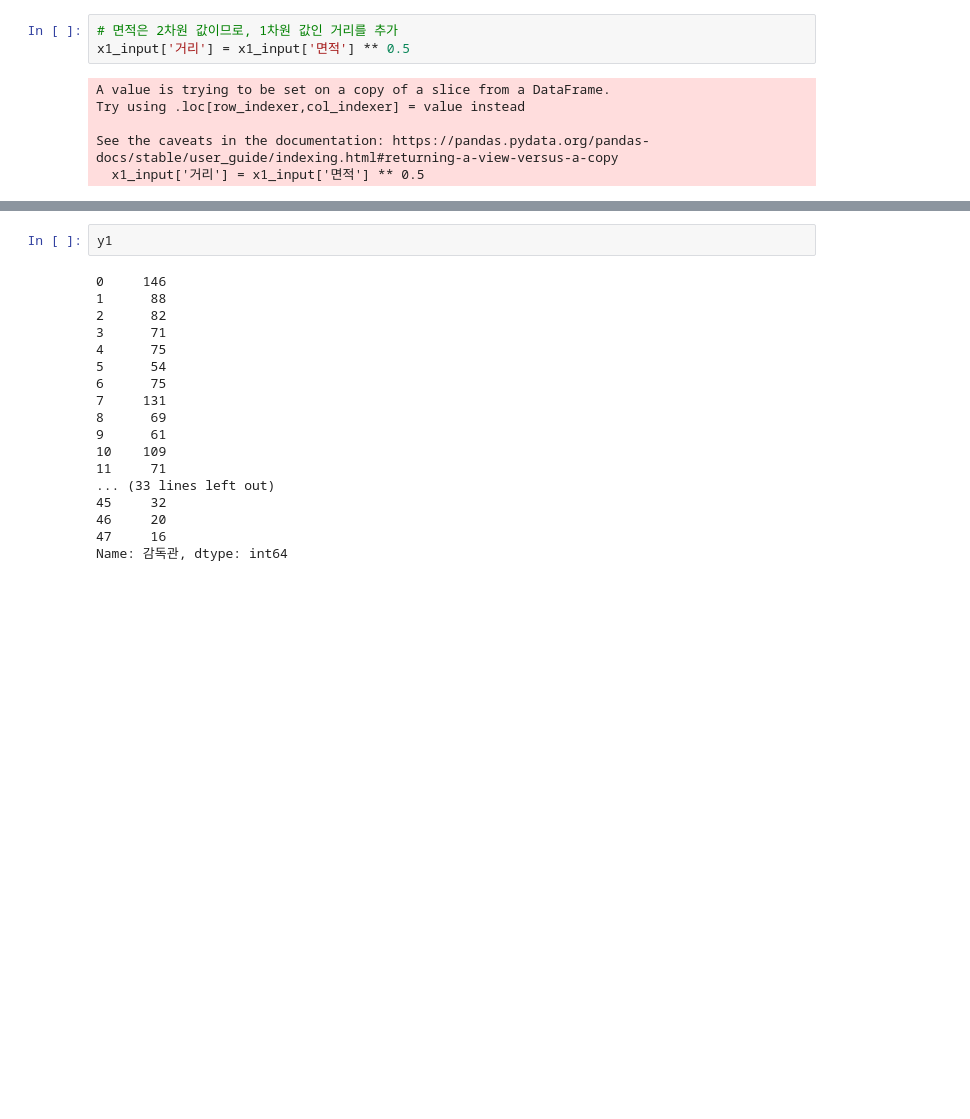
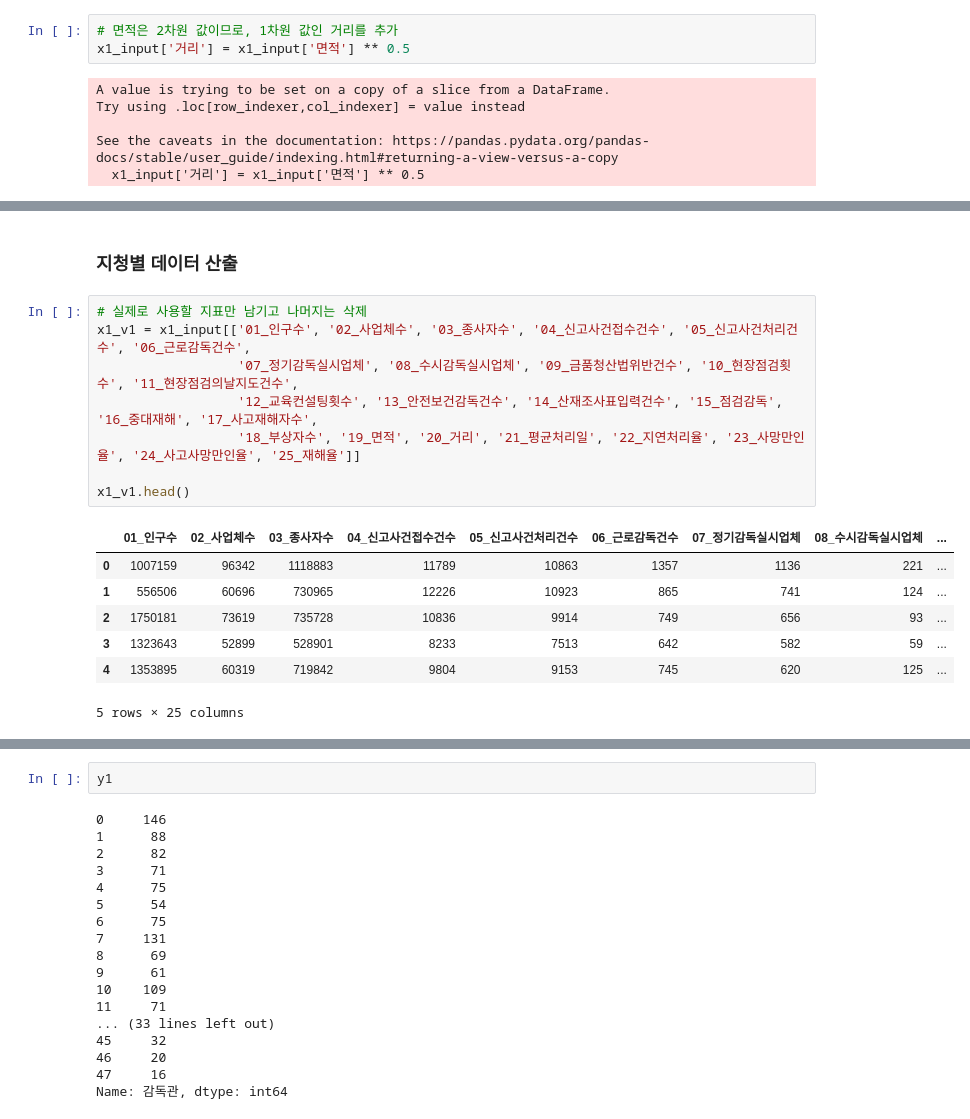
Before and after one commit to barkle2/IA, a Jupyter notebook: 정원/project_1/branch_analysis_v2.ipynb, the cells around one changed output, grey strips where cells are left out. Drawn from its saved outputs; the diff is of its cells as text; blank space fills up the shorter version.

```diff
--- a/정원/project_1/branch_analysis_v2.ipynb
+++ b/정원/project_1/branch_analysis_v2.ipynb
@@ -109,0 +150,18 @@ See the caveats in the documentation: https://pandas.pydata.org/pandas-docs/stab
+# %% [markdown]
+### 지청별 데이터 산출
+# %%
+# 실제로 사용할 지표만 남기고 나머지는 삭제
+x1_v1 = x1_input[['01_인구수', '02_사업체수', '03_종사자수', '04_신고사건접수건수', '05_신고사건처리건수', '06_근로감독건수',
+                  '07_정기감독실시업체', '08_수시감독실시업체', '09_금품청산법위반건수', '10_현장점검횟수', '11_현장점검의날지도건수',
+                  '12_교육컨설팅횟수', '13_안전보건감독건수', '14_산재조사표입력건수', '15_점검감독', '16_중대재해', '17_사고재해자수',
+                  '18_부상자수', '19_면적', '20_거리', '21_평균처리일', '22_지연처리율', '23_사망만인율', '24_사고사망만인율', '25_재해율']]
+
+x1_v1.head()
+# %% [output]
+|  | 01_인구수 | 02_사업체수 | 03_종사자수 | 04_신고사건접수건수 | 05_신고사건처리건수 | 06_근로감독건수 | 07_정기감독실시업체 | 08_수시감독실시업체 | ... |
+| 0 | 1007159 | 96342 | 1118883 | 11789 | 10863 | 1357 | 1136 | 221 | ... |
+| 1 | 556506 | 60696 | 730965 | 12226 | 10923 | 865 | 741 | 124 | ... |
+| 2 | 1750181 | 73619 | 735728 | 10836 | 9914 | 749 | 656 | 93 | ... |
+| 3 | 1323643 | 52899 | 528901 | 8233 | 7513 | 642 | 582 | 59 | ... |
+| 4 | 1353895 | 60319 | 719842 | 9804 | 9153 | 745 | 620 | 125 | ... |
+5 rows × 25 columns
```
Also changed, not shown: parts of 35 cells of this notebook, 1 other file.
